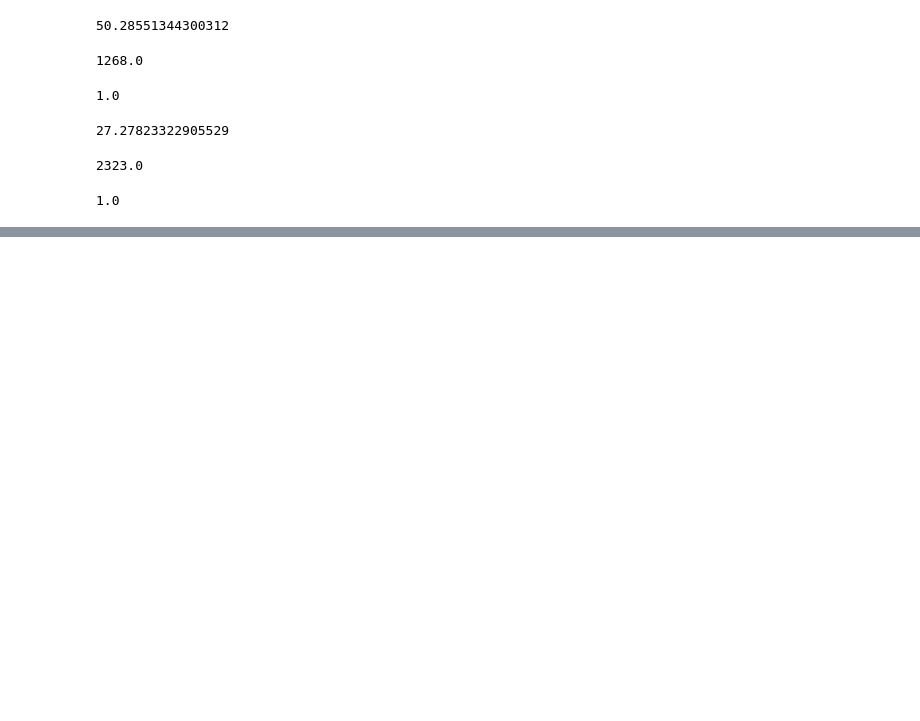
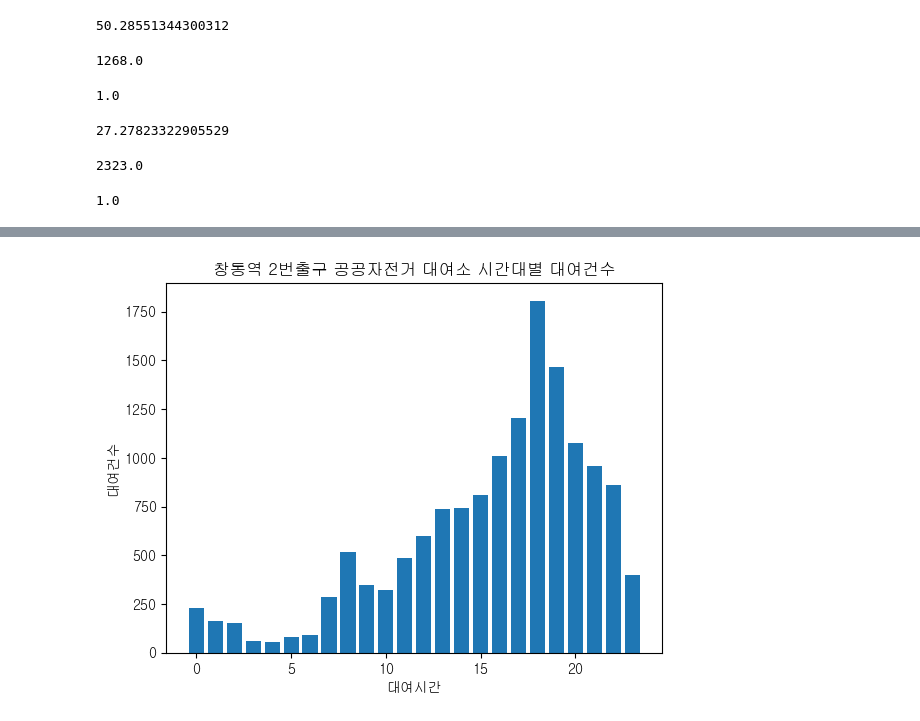
Before and after one commit to sangchun1/coding_practice, a Jupyter notebook: seoul_public_bicycle_data.ipynb, the cells around one changed output, grey strips where cells are left out. Cells and saved outputs as stored; diff of their text form; code cells hidden in the pictures; blank space fills up the shorter version.

```diff
--- a/seoul_public_bicycle_data.ipynb
+++ b/seoul_public_bicycle_data.ipynb
@@ -639,0 +588,12 @@ df['이용시간'].min()
+# %%
+# 시간대별 대여건수
+s_1721_rental= df_1721['대여시간'].value_counts().sort_index()
+x = s_1721_rental.index
+y = s_1721_rental.values
+plt.bar(x, y)
+plt.title('창동역 2번출구 공공자전거 대여소 시간대별 대여건수')
+plt.xlabel('대여시간')
+plt.ylabel('대여건수')
+plt.show()
+# %% [output]
+[figure, added]
```
Also changed, not shown: parts of 67 cells of this notebook.
